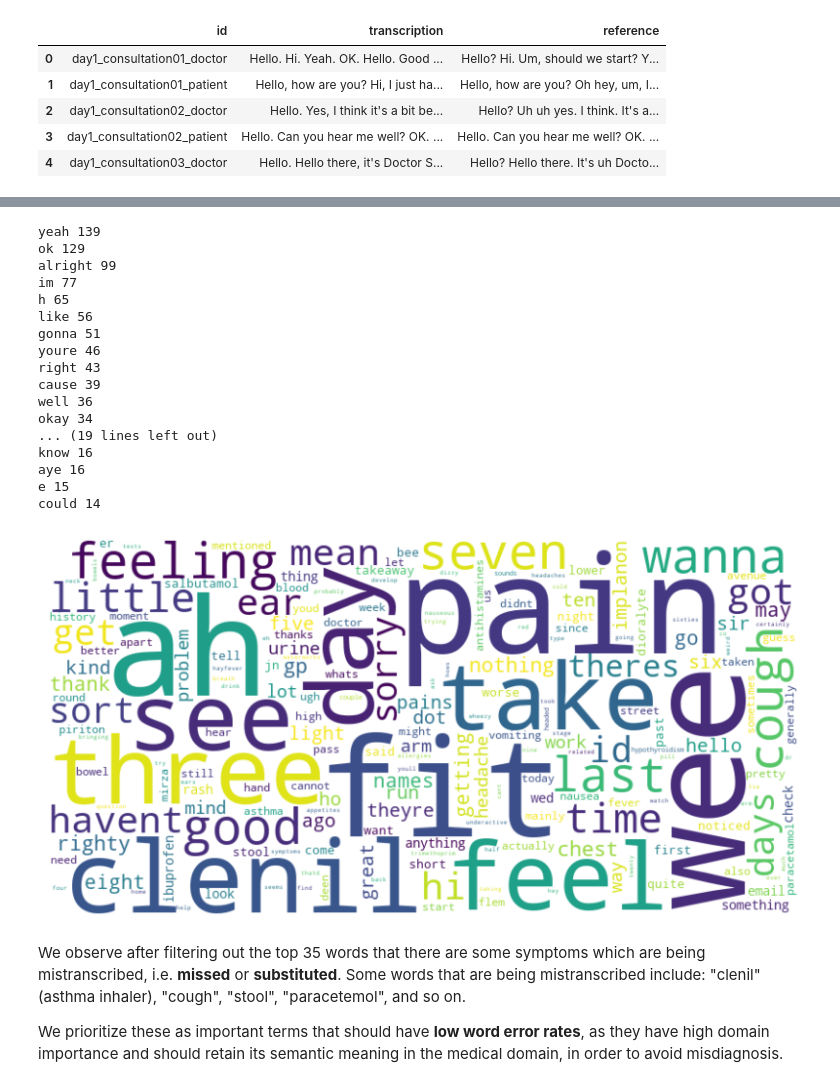
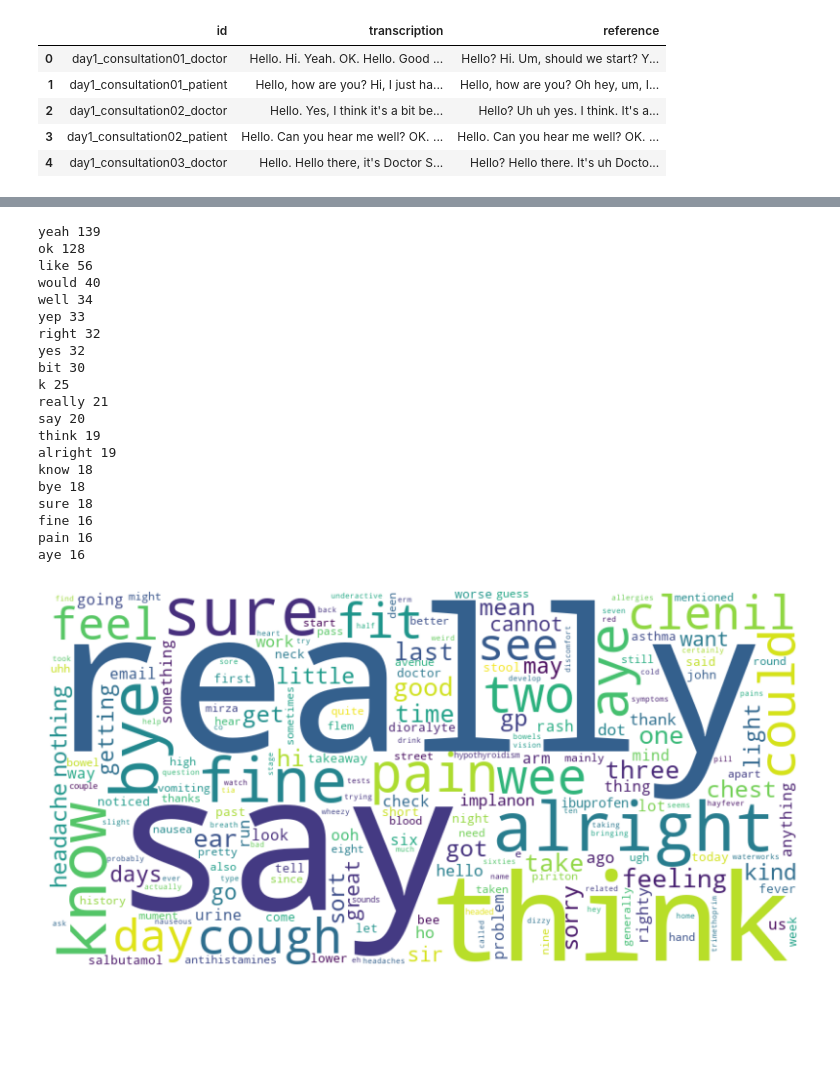
Before and after one commit to faithtanlh/speechsdk, a Jupyter notebook: notebooks/1_evaluating-speech-recognition.ipynb, the cells around one changed output, grey strips where cells are left out. Drawn from its saved outputs; the diff is of its cells as text; code cells hidden in the pictures; blank space fills up the shorter version.

Commit message:
feat: added error analysis

```diff
--- a/notebooks/1_evaluating-speech-recognition.ipynb
+++ b/notebooks/1_evaluating-speech-recognition.ipynb
@@ -526,0 +607,4 @@ temp_df.head()
+# %%
+temp_df["normalized_transcription"] = temp_df.apply(lambda row: normalize_text(row["transcription"]), axis=1)
+temp_df["normalized_reference"] = temp_df.apply(lambda row: normalize_text(row["reference"]), axis=1)
+temp_df.head()
@@ -600,40 +693,39 @@ plt.show()
 # %%
-# Examine top 35 word counts
-top_35 = word_counts.most_common(35)
-for word, count in top_35:
+# Examine top 20 word counts
+top_20 = word_counts.most_common(20)
+for word, count in top_20:
     print(word, count)
 # %% [output]
 yeah 139
-ok 129
-alright 99
-im 77
-h 65
+ok 128
 like 56
-gonna 51
-youre 46
-right 43
-cause 39
-well 36
-okay 34
-... (19 lines left out)
-know 16
+would 40
+well 34
+yep 33
+right 32
+yes 32
+bit 30
+k 25
+really 21
+say 20
+think 19
+alright 19
+know 18
+bye 18
+sure 18
+fine 16
+pain 16
 aye 16
-e 15
-could 14
 # %%
 # Create word cloud with everything but the top 35 word counts
-top_35_words = {word for word, _ in top_35}
-filtered_counts = Counter({word: count for word, count in word_counts.items() if word not in top_35_words})
+top_10_words = {word for word, _ in word_counts.most_common(10)}
+filtered_counts = Counter({word: count for word, count in word_counts.items() if word not in top_10_words})
 filtered_wordcloud = WordCloud(width=800, height=400, background_color='white').generate_from_frequencies(filtered_counts)
 
 # Plot the word cloud
 plt.figure(figsize=(10, 5))
 plt.imshow(filtered_wordcloud, interpolation='bilinear')
 plt.axis("off")
 plt.show()
 # %% [output]
-[figure, old version]
+[figure, new version]
-# %% [markdown]
-We observe after filtering out the top 35 words that there are some symptoms which are being mistranscribed, i.e. **missed** or **substituted**. Some words that are being mistranscribed include: "clenil" (asthma inhaler), "cough", "stool", "paracetemol", and so on.
-
-We prioritize these as important terms that should have **low word error rates**, as they have high domain importance and should retain its semantic meaning in the medical domain, in order to avoid misdiagnosis.
```
Also changed, not shown: parts of 32 cells of this notebook, 2 other files.
